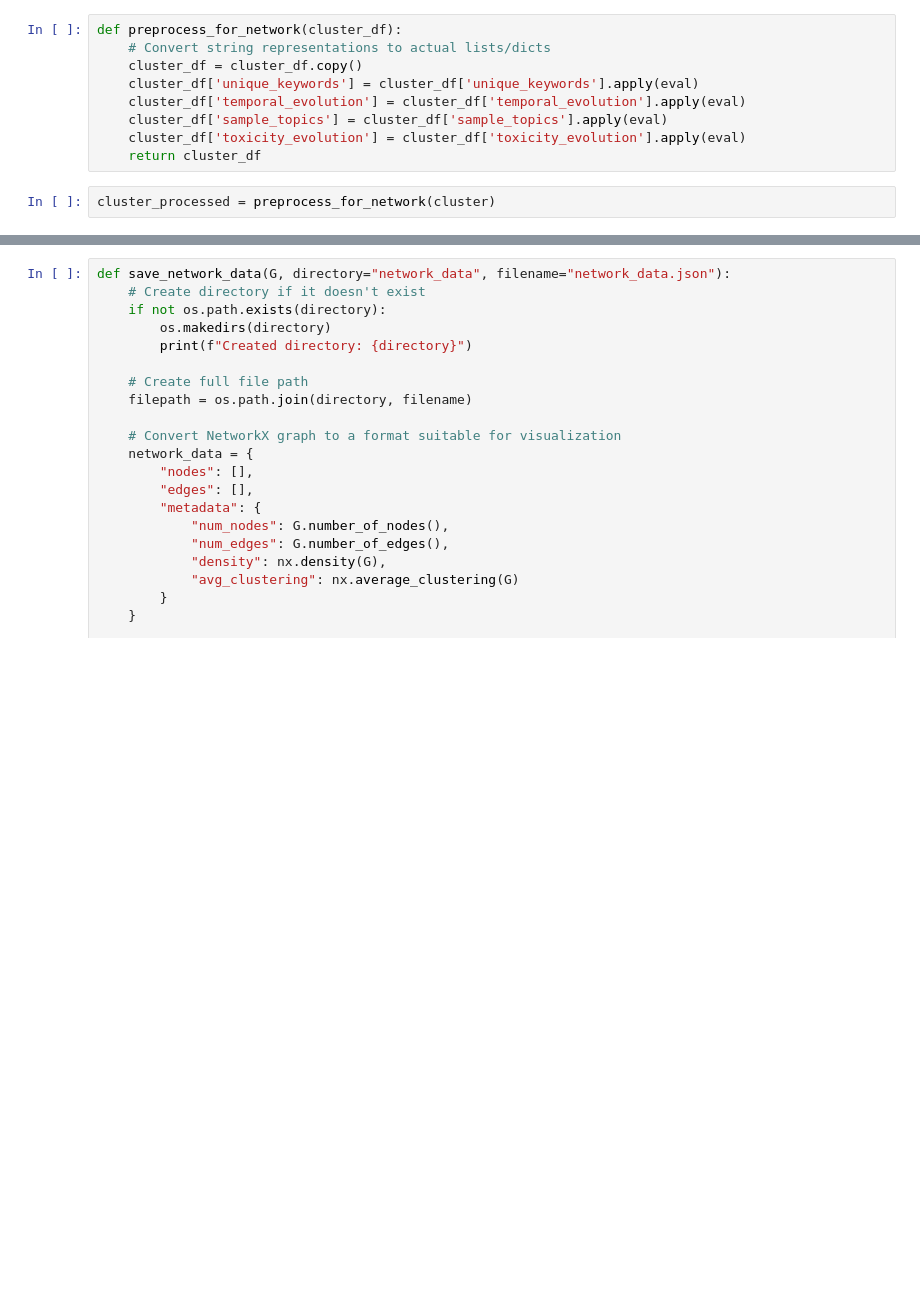
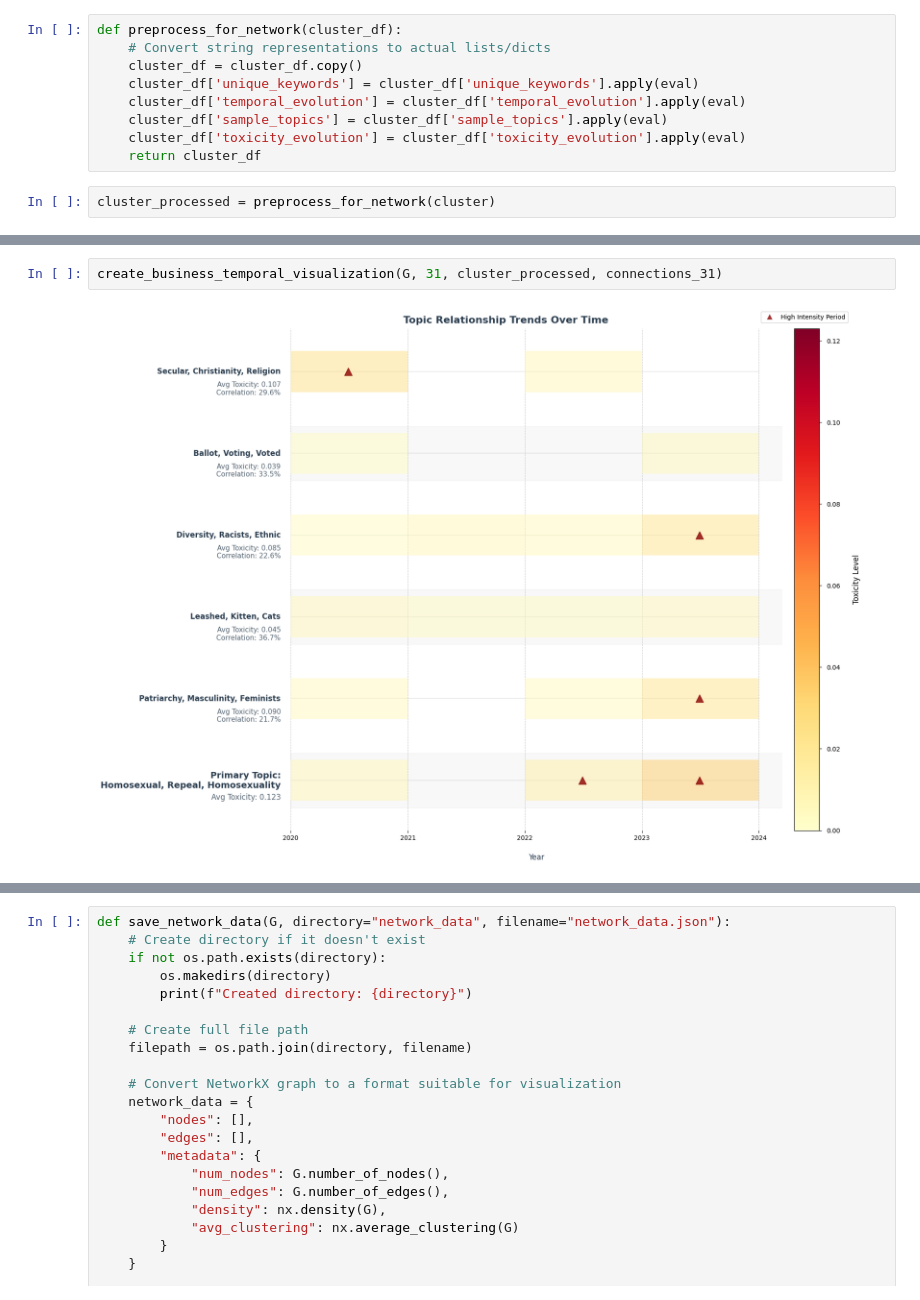
Before and after one commit to yangshutingg/dsa4264, a Jupyter notebook: src/topic models/topic_network.ipynb, the cells around one changed output, grey strips where cells are left out. Cells and saved outputs as stored; diff of their text form; blank space fills up the shorter version.

```diff
--- a/src/topic models/topic_network.ipynb
+++ b/src/topic models/topic_network.ipynb
@@ -334,0 +1029,4 @@ Maximum degree: 101
+# %%
+create_business_temporal_visualization(G, 31, cluster_processed, connections_31)
+# %% [output]
+[figure, added]
```
Also changed, not shown: parts of 22 cells of this notebook.
